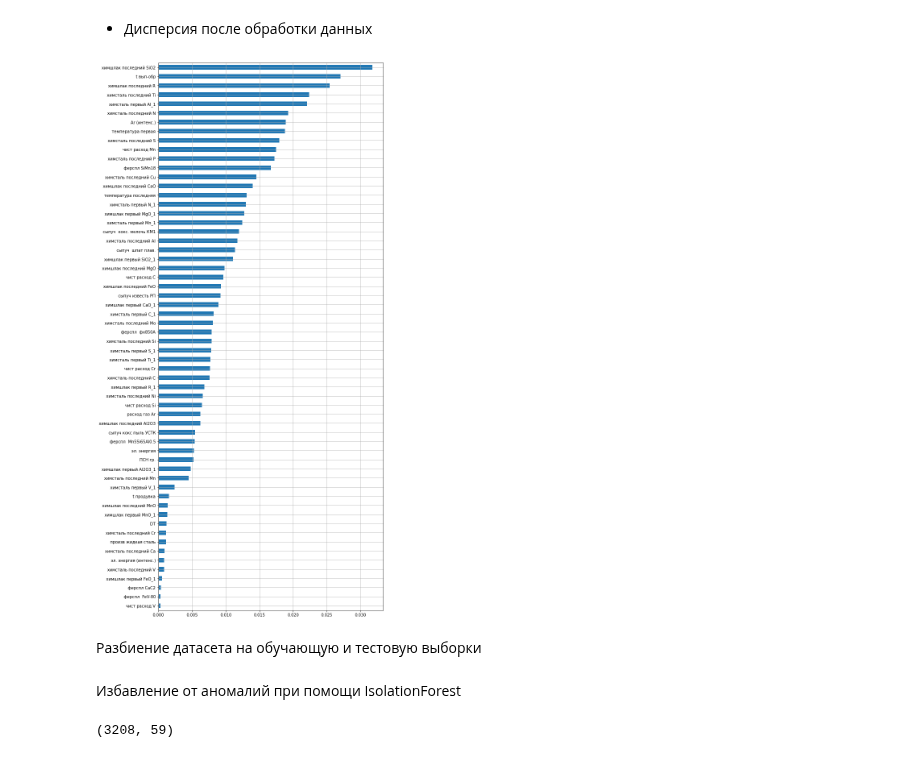
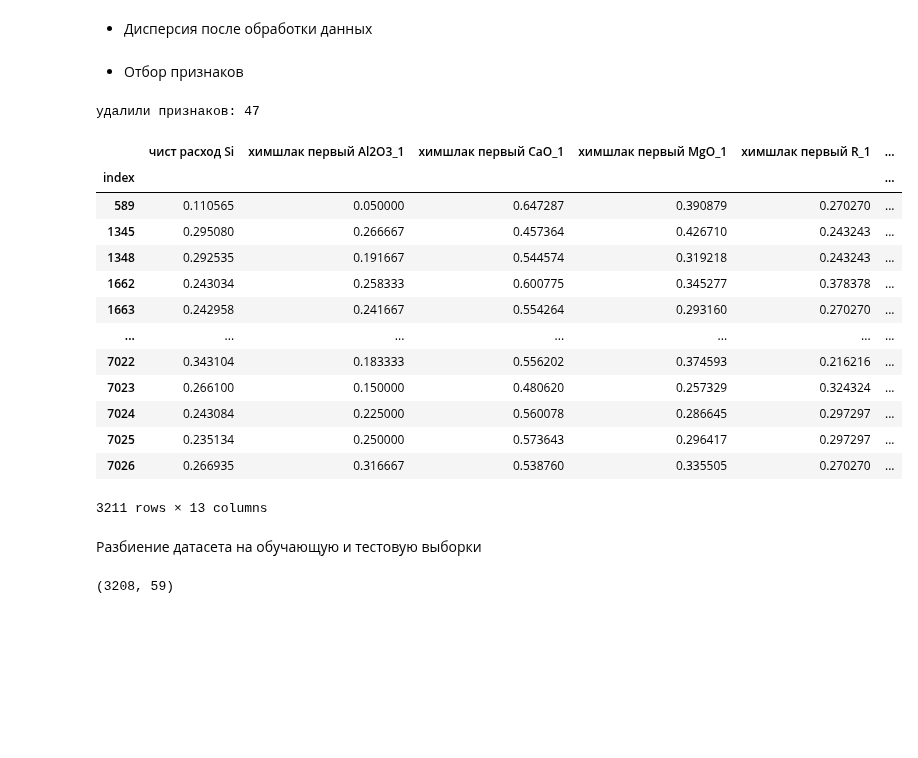
Before and after one commit to OnlyOneUseAcc/Evraz-SCC-prediction, a Jupyter notebook: EDA.ipynb, the cells around one changed output. Saved outputs shown, nothing was run; the diff lists cells and outputs as text; code cells hidden in the pictures; blank space fills up the shorter version.

Commit message:
feature filtering

```diff
--- a/EDA.ipynb
+++ b/EDA.ipynb
@@ -280,16 +278,40 @@ normalized_data = sf.remove_noises(normalized_data)
 # %% [markdown]
  * Дисперсия после обработки данных
 # %%
-dispersion_ax = normalized_data.var().sort_values().plot(kind='barh', figsize=(10, 25), grid=True)
-dispersion_fig = dispersion_ax.get_figure()
-dispersion_fig.savefig('source/dispersion_bar_postprocessing.png')
+#dispersion_ax = normalized_data.var().sort_values().plot(kind='barh',
+#                                                         figsize=(13, 25),
+#                                                         grid=True)
+#dispersion_fig = dispersion_ax.get_figure()
+#dispersion_fig.savefig('source/dispersion_bar_postprocessing.png')
-# %% [output]
-[figure, removed]
 # %%
 #sns_plot = sns.pairplot(normalized_data,
 #                    x_vars=normalized_data.columns,
 #                    y_vars=target_columns)
 #sns_plot.savefig('source/multi_map_postprocessing.png')
+# %% [markdown]
+* Отбор признаков
+# %%
+normalized_data = sf.filter_features(normalized_data.drop(columns=target_columns),
+                   normalized_data[target_columns])
+# %% [output]
+удалили признаков: 47
+# %%
+normalized_data
+# %% [output]
+|  | чист расход Si | химшлак первый Al2O3_1 | химшлак первый CaO_1 | химшлак первый MgO_1 | химшлак первый R_1 | ... |
+| index |  |  |  |  |  | ... |
+| 589 | 0.110565 | 0.050000 | 0.647287 | 0.390879 | 0.270270 | ... |
+| 1345 | 0.295080 | 0.266667 | 0.457364 | 0.426710 | 0.243243 | ... |
+| 1348 | 0.292535 | 0.191667 | 0.544574 | 0.319218 | 0.243243 | ... |
+| 1662 | 0.243034 | 0.258333 | 0.600775 | 0.345277 | 0.378378 | ... |
+| 1663 | 0.242958 | 0.241667 | 0.554264 | 0.293160 | 0.270270 | ... |
+| ... | ... | ... | ... | ... | ... | ... |
+| 7022 | 0.343104 | 0.183333 | 0.556202 | 0.374593 | 0.216216 | ... |
+| 7023 | 0.266100 | 0.150000 | 0.480620 | 0.257329 | 0.324324 | ... |
+| 7024 | 0.243084 | 0.225000 | 0.560078 | 0.286645 | 0.297297 | ... |
+| 7025 | 0.235134 | 0.250000 | 0.573643 | 0.296417 | 0.297297 | ... |
+| 7026 | 0.266935 | 0.316667 | 0.538760 | 0.335505 | 0.270270 | ... |
+3211 rows × 13 columns
 # %% [markdown]
 Разбиение датасета на обучающую и тестовую выборки
 # %%
@@ -300,5 +322,3 @@ X_test_data = test_data.drop(columns= target_columns)
 labels_test_data = test_data[target_columns]
 X_train_data = train_data.drop(columns= target_columns)
 labels_train_data = train_data[target_columns]
-# %% [markdown]
-Избавление от аномалий при помощи IsolationForest
```
Also changed, not shown: parts of 4 cells of this notebook, 14 other files.
